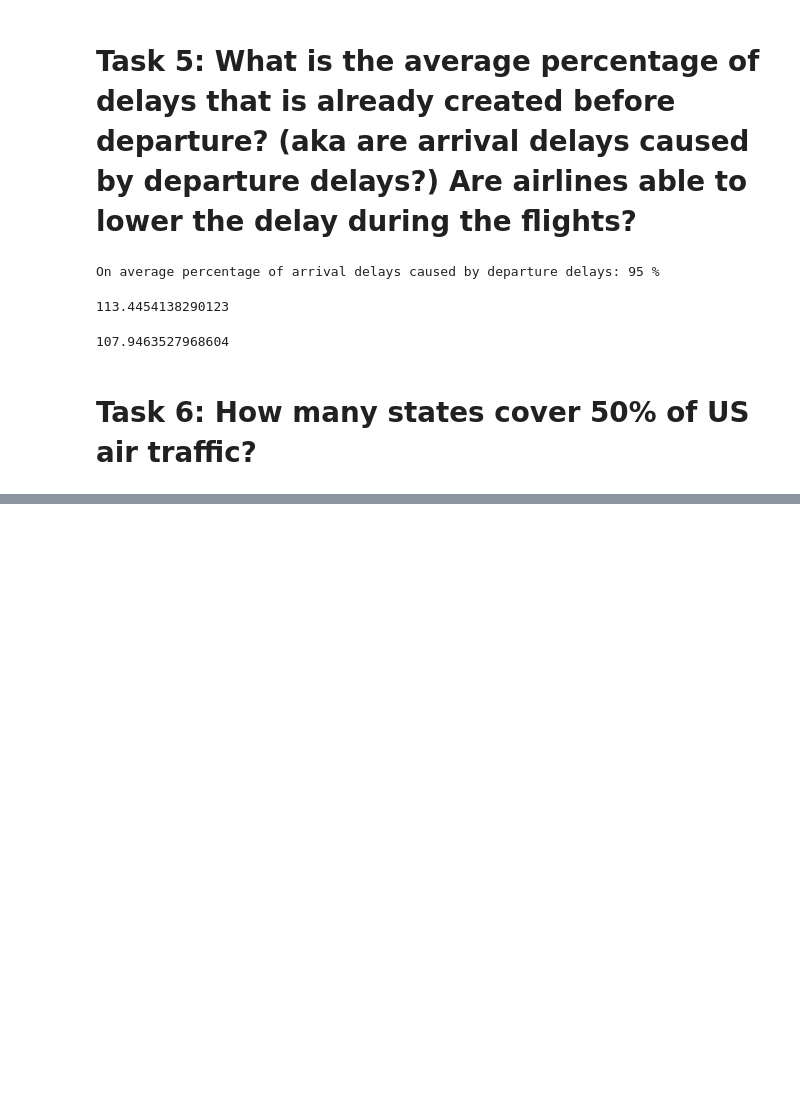
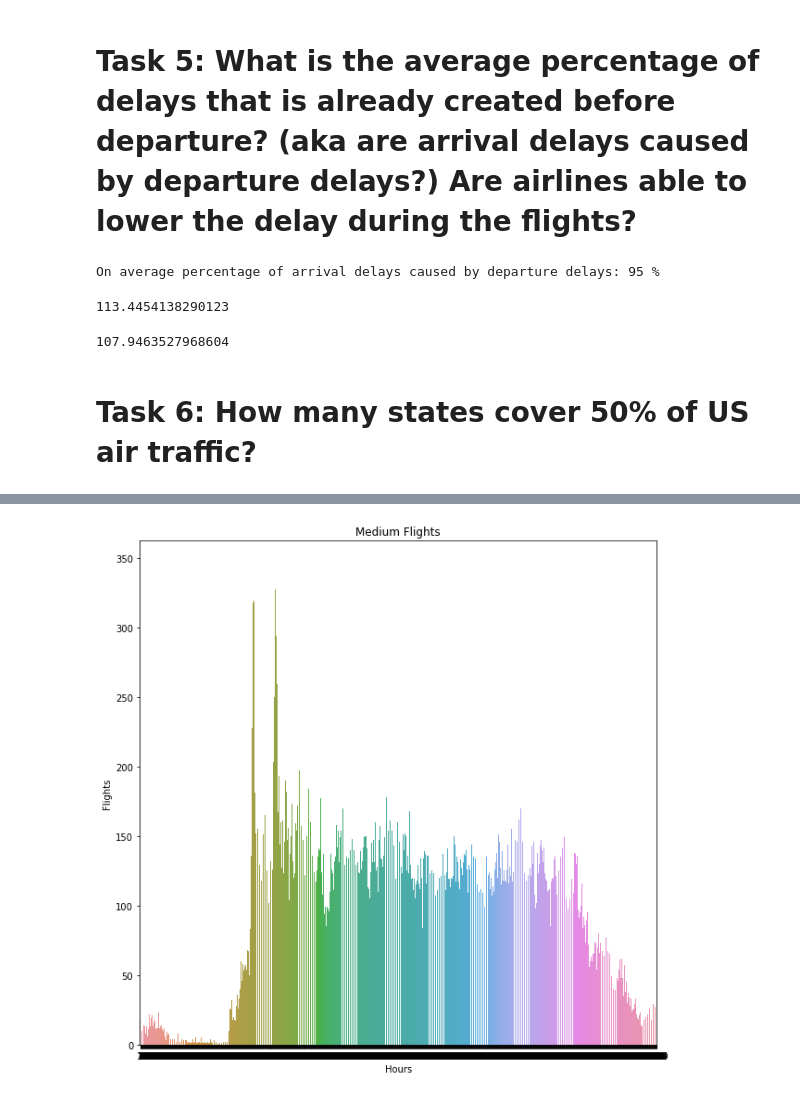
Before and after one commit to ChunkeyMunkey/SL-Flight-Delay, a Jupyter notebook: data_exploration.ipynb, the cells around one changed output, grey strips where cells are left out. Saved outputs shown, nothing was run; the diff lists cells and outputs as text; code cells hidden in the pictures; blank space fills up the shorter version.

```diff
--- a/data_exploration.ipynb
+++ b/data_exploration.ipynb
@@ -130,0 +150,2 @@ array(['Raleigh/Durham, NC', 'Denver, CO', 'Philadelphia, PA',
+# %%
+df['speed'] = df['distance']/df['air_time']
@@ -130,0 +164,12 @@ array(['Raleigh/Durham, NC', 'Denver, CO', 'Philadelphia, PA',
+# %%
+df_8 = df.copy(deep=True)
+# %%
+# created bin based on air_time as below.
+# short = 0 - 90
+# medium = 90 - 240
+# long >= 240
+
+#Bin by duration
+short=df_8[df_8['air_time']<=90]
+medium=df_8[(df_8['air_time']> 90) & (df_8['air_time']<=240)]
+long=df_8[df_8['air_time']>=240]
@@ -130,0 +181,5 @@ array(['Raleigh/Durham, NC', 'Denver, CO', 'Philadelphia, PA',
+# %%
+#Group and order values
+duration_short=short.groupby(by=[short['dep_time']])['taxi_out'].count().sort_values(ascending=False)
+duration_med=medium.groupby(by=[medium['dep_time']])['taxi_out'].count().sort_values(ascending=False)
+duration_long=long.groupby(by=[long['dep_time']])['taxi_out'].count().sort_values(ascending=False)
@@ -130,0 +195,9 @@ array(['Raleigh/Durham, NC', 'Denver, CO', 'Philadelphia, PA',
+# %%
+fig, ax=plt.subplots(figsize=(10, 10))
+sns.barplot(ax=ax, x=duration_med.index, y=duration_med.values)
+ax.set_title('Medium Flights')
+ax.set_xlabel('Hours')
+ax.set_ylabel('Flights')
+plt.savefig('Med_Flights.png')
+# %% [output]
+[figure, added]
```
Also changed, not shown: parts of 25 cells of this notebook.
